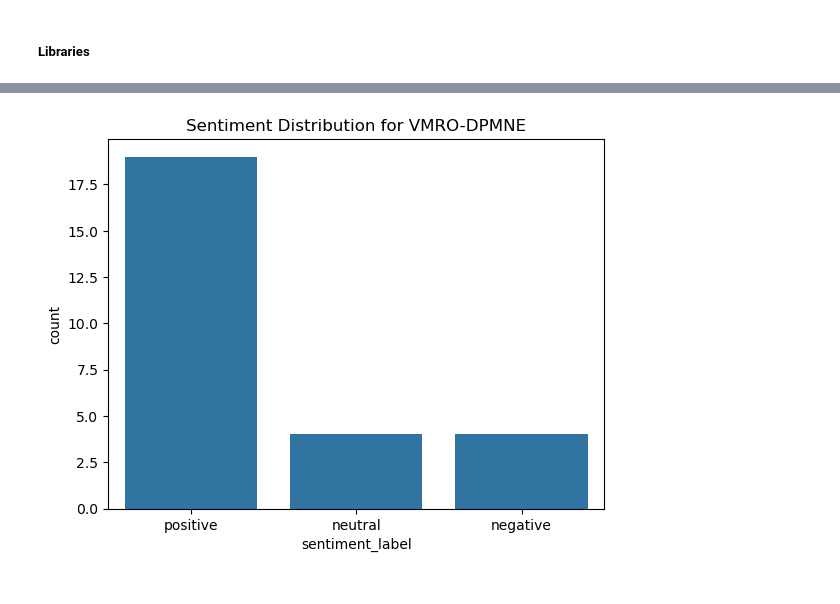
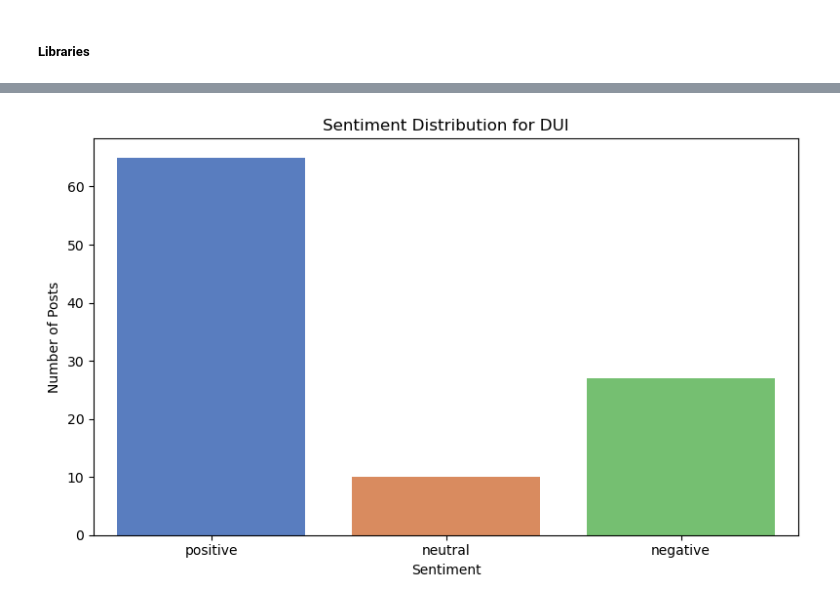
Before and after one commit to Harkeerat2002/north-macedonia-election-fact-checking, a Jupyter notebook: sentiment-analysis-pipeline.ipynb, the cells around one changed output, grey strips where cells are left out. Saved outputs shown, nothing was run; the diff lists cells and outputs as text; code cells hidden in the pictures.

Commit message:
finished sentiment analysis

```diff
--- a/sentiment-analysis-pipeline.ipynb
+++ b/sentiment-analysis-pipeline.ipynb
@@ -51,0 +46,13 @@ Compound: 0.0
+# %%
+from vaderSentiment.vaderSentiment import SentimentIntensityAnalyzer
+
+analyzer = SentimentIntensityAnalyzer()
+
+translated_text = "The new government reforms are very promising and exciting."
+sentiment = analyzer.polarity_scores(translated_text)
+
+print("Sentiment Analysis Results:")
+print(f"Negative: {sentiment['neg']}")
+print(f"Neutral: {sentiment['neu']}")
+print(f"Positive: {sentiment['pos']}")
+print(f"Compound: {sentiment['compound']}")
@@ -123,7 +146,7 @@ import seaborn as sns
 nest_asyncio.apply()
 
 # Load SDSM dataset
-df = pd.read_csv("Dataset/SDSM_ad_creative_bodies.csv")
+df = pd.read_csv("dataset/ad-creative-bodies-extraction/SDSM_ad_creative_bodies.csv")
 df = df.dropna(subset=["ad_creative_bodies"])
 
 # Initialize translator and sentiment analyzer
@@ -160,8 +183,7 @@ df["translated_text"] = translated_texts
 df["compound"] = compound_scores
 df["sentiment_label"] = labels
 
-# Save results (optional)
-df.to_csv("Dataset/SDSM_sentiment.csv", index=False)
+
 
 # Plot
 plt.figure(figsize=(8, 5))
@@ -262,11 +305,63 @@ df["sentiment_label"] = labels
 # %%
 import pandas as pd
+from vaderSentiment.vaderSentiment import SentimentIntensityAnalyzer
+from googletrans import Translator
+import nest_asyncio
+import matplotlib.pyplot as plt
 import seaborn as sns
-import matplotlib.pyplot as plt
+import os
 
-df = pd.read_csv("sentiment_combined.csv")
+# Enable nested event loop (for Jupyter)
+nest_asyncio.apply()
 
-sns.countplot(data=df, x='sentiment_label', order=['positive', 'neutral', 'negative'])
-plt.title("Sentiment Distribution for VMRO-DPMNE")
+# Load DUI dataset
+file_path = "dataset/ad-creative-bodies-extraction/DUI_ad_creative_bodies.csv"
+assert os.path.exists(file_path), f"File not found: {file_path}"
+
+df = pd.read_csv(file_path)
+df = df.dropna(subset=["ad_creative_bodies"])
+
+# Initialize translator and sentiment analyzer
+translator = Translator()
+analyzer = SentimentIntensityAnalyzer()
+
+# Lists to store results
+translated_texts = []
+compound_scores = []
+labels = []
+
+# Translate and score sentiment
+for text in df["ad_creative_bodies"]:
+    try:
+        translated = translator.translate(text, src='auto', dest='en').text
+    except:
+        translated = text  # fallback if translation fails
+
+    sentiment = analyzer.polarity_scores(translated)
+    compound = sentiment["compound"]
+
+    if compound >= 0.05:
+        label = "positive"
+    elif compound <= -0.05:
+        label = "negative"
+    else:
+        label = "neutral"
+
+    translated_texts.append(translated)
+    compound_scores.append(compound)
+    labels.append(label)
+
+# Add results to DataFrame
+df["translated_text"] = translated_texts
+df["compound"] = compound_scores
+df["sentiment_label"] = labels
+
+# Plot sentiment distribution
+plt.figure(figsize=(8, 5))
+sns.countplot(data=df, x='sentiment_label', order=['positive', 'neutral', 'negative'], palette='muted')
+plt.title("Sentiment Distribution for DUI")
+plt.xlabel("Sentiment")
+plt.ylabel("Number of Posts")
+plt.tight_layout()
 plt.show()
 # %% [output]
@@ -273 +371 @@ plt.show()
-[figure, old version]
+[figure, new version]
```
Also changed, not shown: parts of 8 cells of this notebook, 4 other files.
